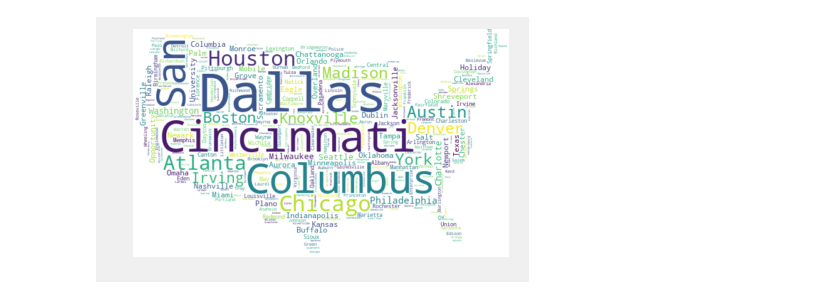
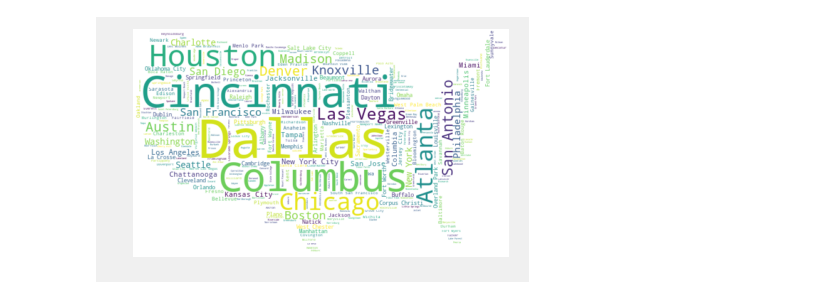
Before and after one commit to jer96/CareerPathPrediction, a Jupyter notebook: analysis/job-market-analysis.ipynb, the cells around one changed output. Drawn from its saved outputs; the diff is of its cells as text; code cells hidden in the pictures.

Commit message:
- Refined location mining - Began industry preprocessing - Attempting to find best way to generate labels for industry column give missing and messy data

```diff
--- a/analysis/job-market-analysis.ipynb
+++ b/analysis/job-market-analysis.ipynb
@@ -63,5 +58,5 @@ jt_all_words_counter,jt_loc_words_counter, jt_all, jt_loc = get_column_word_coun
 # %%
-def make_US_word_cloud(locations, stop_words):
+def make_US_word_cloud(locations):
     # https://lollyjane.com/wp-content/uploads/2014/05/free-united-states-silhouette.jpg
     us_img = np.array(Image.open('../data/images/us-stencil.png'))
 
@@ -72,7 +67,46 @@ def make_US_word_cloud(locations, stop_words):
     plt.imshow(wc, interpolation='bilinear')
     plt.axis("off")
     plt.show()
+# %%
+'''
+function returns a counter object containing all locations mined from location column
+'''
+def get_location_counter(column):
+    all_noun_tokens = []
+    location_tokens = []
+
+    for elm in column:
+        # tokenize location as a sentence
+        # needed because some elements contain alot of text
+        sent = sent_tokenize(elm)
+        for sent_tok in sent:
+            # tokenize sentece
+            words = word_tokenize(sent_tok)
+            # tag words by part of speech
+            tagged = nltk.pos_tag(words)
+            nouns = []
+            # collect all proper nouns
+            for tup in tagged:
+                if tup[1] == 'NNP':
+                    nouns.append(tup[0])
+            all_noun_tokens.append(nouns)
+
+    for token in all_noun_tokens:
+        tagged = nltk.pos_tag(token)
+        # create named entity from all nouns
+        namedEnt = nltk.ne_chunk(tagged, binary=True)
+        for ent in namedEnt:
+            if(hasattr(ent, 'label') and ent.label() == 'NE'):
+                location_str = ' '.join(e[0] for e in ent)
+                # find combined entities such as San Jose, Las Vegas, etc
+                loc = GeoText(location_str)
+                if(len(loc.cities) > 0):
+                    location_tokens.append(location_str.title())
+    return Counter(location_tokens)
+# %%
+locations = df['location']
+loc_counter = get_location_counter(locations)
 # %%
-make_US_word_cloud(jt_loc_words_counter, stop_words)
+make_US_word_cloud(loc_counter, stop_words)
 # %% [output]
-[figure, old version]
+[figure, new version]
```
Also changed, not shown: parts of 9 cells of this notebook, 1 other file.
